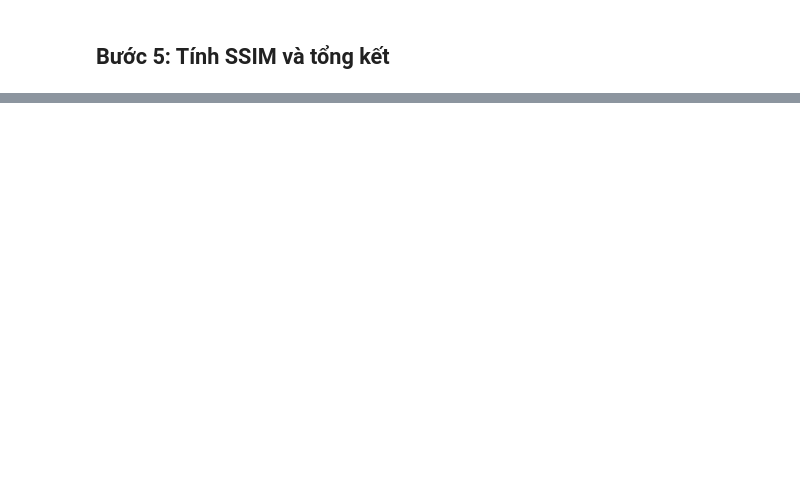
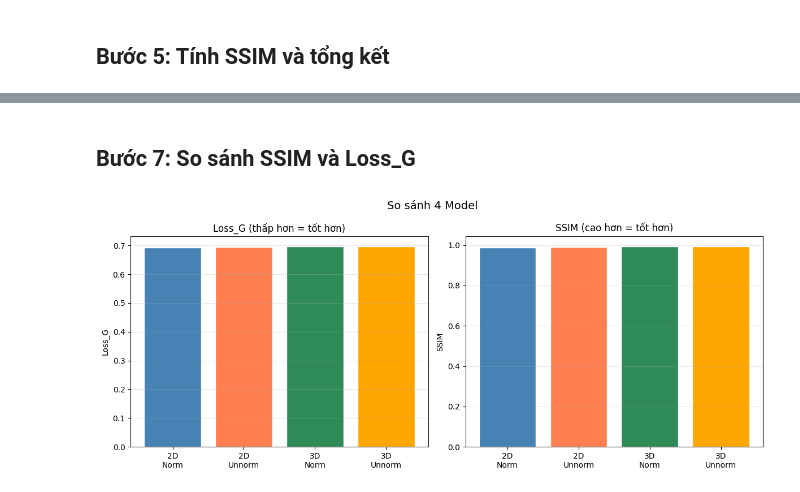
Before and after one commit to 24022404/BrainAgeGAN, a Jupyter notebook: 08_evaluation.ipynb, the cells around one changed output, grey strips where cells are left out. Cells and saved outputs as stored; diff of their text form; code cells hidden in the pictures; blank space fills up the shorter version.

```diff
--- a/08_evaluation.ipynb
+++ b/08_evaluation.ipynb
@@ -239,0 +292,27 @@ print(f'\nKết quả lưu tại: {OUTPUT_DIR}/metrics_summary.json')
+# %% [markdown]
+## Bước 7: So sánh SSIM và Loss_G
+# %%
+names       = list(results.keys())
+short_names = ['2D\nNorm', '2D\nUnnorm', '3D\nNorm', '3D\nUnnorm']
+loss_g      = [results[n]['best_loss_G'] for n in names]
+ssim_vals   = [results[n]['ssim']        for n in names]
+colors      = ['steelblue', 'coral', 'seagreen', 'orange']
+
+fig, axes = plt.subplots(1, 2, figsize=(12, 5))
+fig.suptitle('So sánh 4 Model', fontsize=14)
+
+axes[0].bar(short_names, loss_g, color=colors, edgecolor='white')
+axes[0].set_title('Loss_G (thấp hơn = tốt hơn)')
+axes[0].set_ylabel('Loss_G')
+axes[0].grid(True, alpha=0.3, axis='y')
+
+axes[1].bar(short_names, ssim_vals, color=colors, edgecolor='white')
+axes[1].set_title('SSIM (cao hơn = tốt hơn)')
+axes[1].set_ylabel('SSIM')
+axes[1].grid(True, alpha=0.3, axis='y')
+
+plt.tight_layout()
+plt.savefig(f'{OUTPUT_DIR}/comparison_chart.png', dpi=100)
+plt.show()
+# %% [output]
+[figure, added]
```
Also changed, not shown: parts of 9 cells of this notebook, 14 other files.
